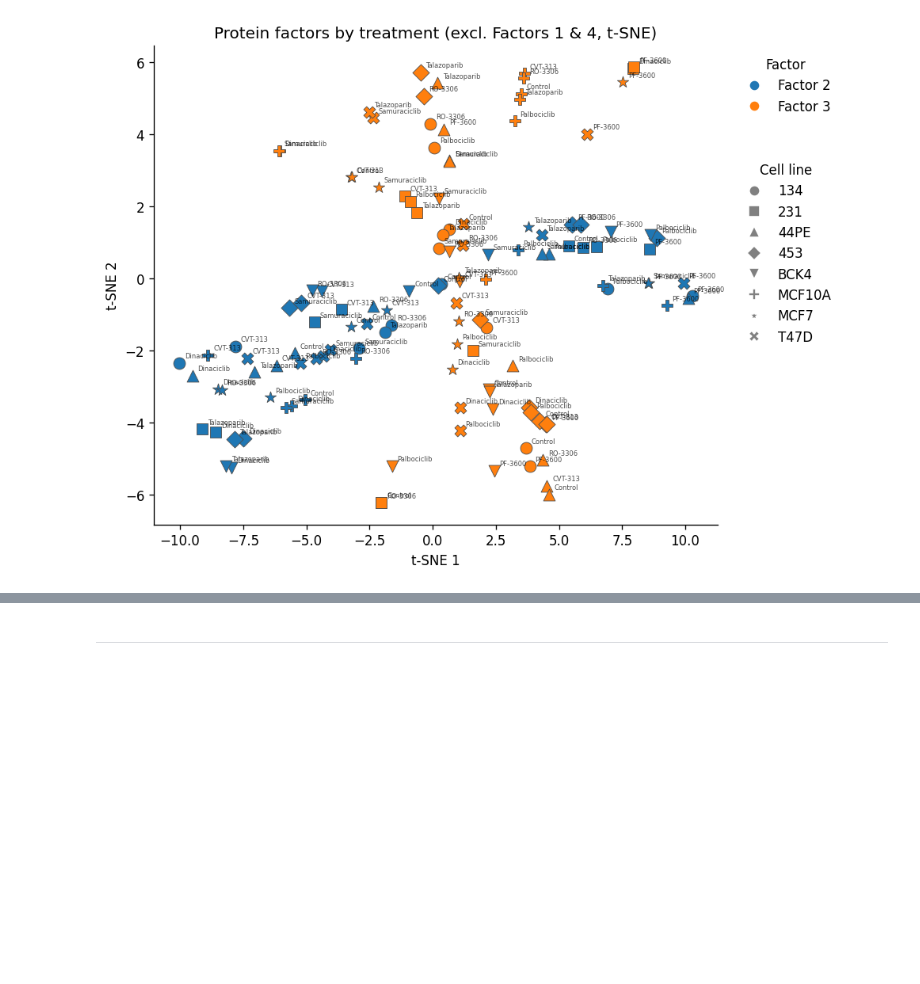
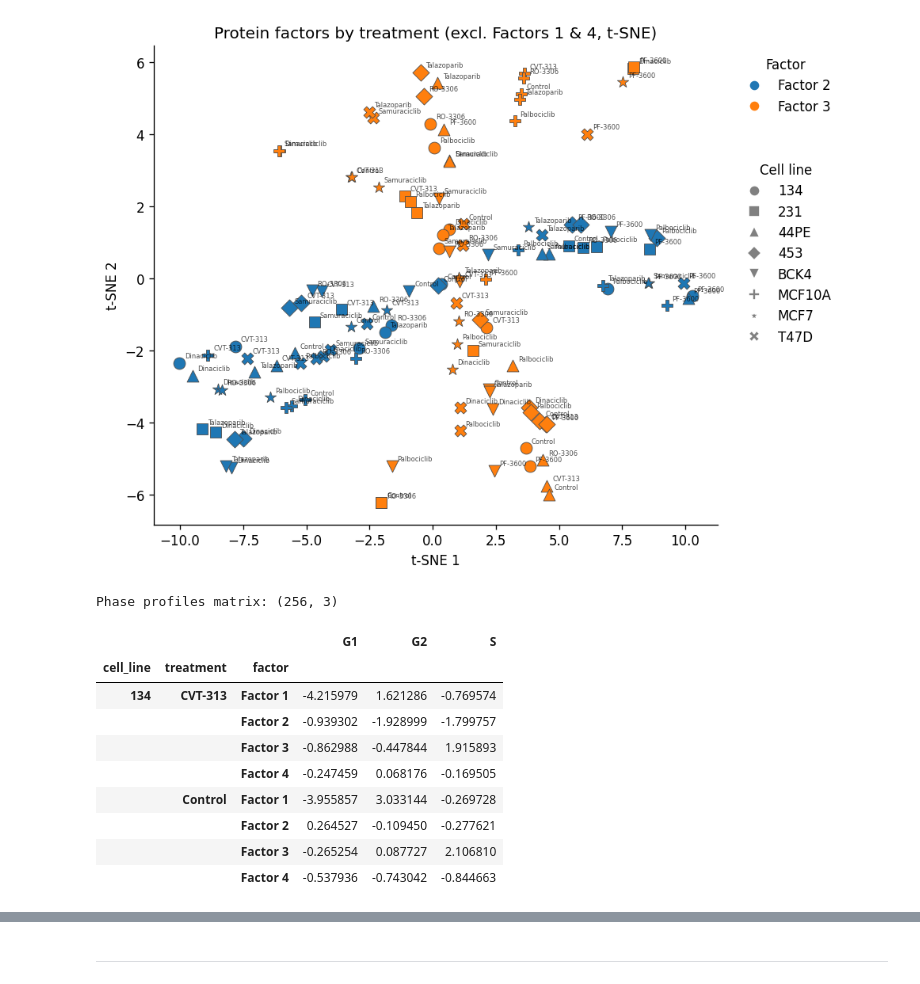
Before and after one commit to kaiwycik/tensors_and_cell_cycles, a Jupyter notebook: code/analysis__cross_cellline.ipynb, the cells around one changed output, grey strips where cells are left out. Drawn from its saved outputs; the diff is of its cells as text; code cells hidden in the pictures; blank space fills up the shorter version.

```diff
--- a/code/analysis__cross_cellline.ipynb
+++ b/code/analysis__cross_cellline.ipynb
@@ -146,3 +146,19 @@ cross_cellline_embedding(
 );
 # %% [output]
 [figure]
+# %%
+phase_profiles_df = cross_cellline_phase_profiles(cct_dict)
+print(f"Phase profiles matrix: {phase_profiles_df.shape}")
+phase_profiles_df.head(8)
+# %% [output]
+Phase profiles matrix: (256, 3)
+|  |  |  | G1 | G2 | S |
+| cell_line | treatment | factor |  |  |  |
+| 134 | CVT-313 | Factor 1 | -4.215979 | 1.621286 | -0.769574 |
+|  |  | Factor 2 | -0.939302 | -1.928999 | -1.799757 |
+|  |  | Factor 3 | -0.862988 | -0.447844 | 1.915893 |
+|  |  | Factor 4 | -0.247459 | 0.068176 | -0.169505 |
+|  | Control | Factor 1 | -3.955857 | 3.033144 | -0.269728 |
+|  |  | Factor 2 | 0.264527 | -0.109450 | -0.277621 |
+|  |  | Factor 3 | -0.265254 | 0.087727 | 2.106810 |
+|  |  | Factor 4 | -0.537936 | -0.743042 | -0.844663 |
```
Also changed, not shown: parts of 4 cells of this notebook, 2 other files.
